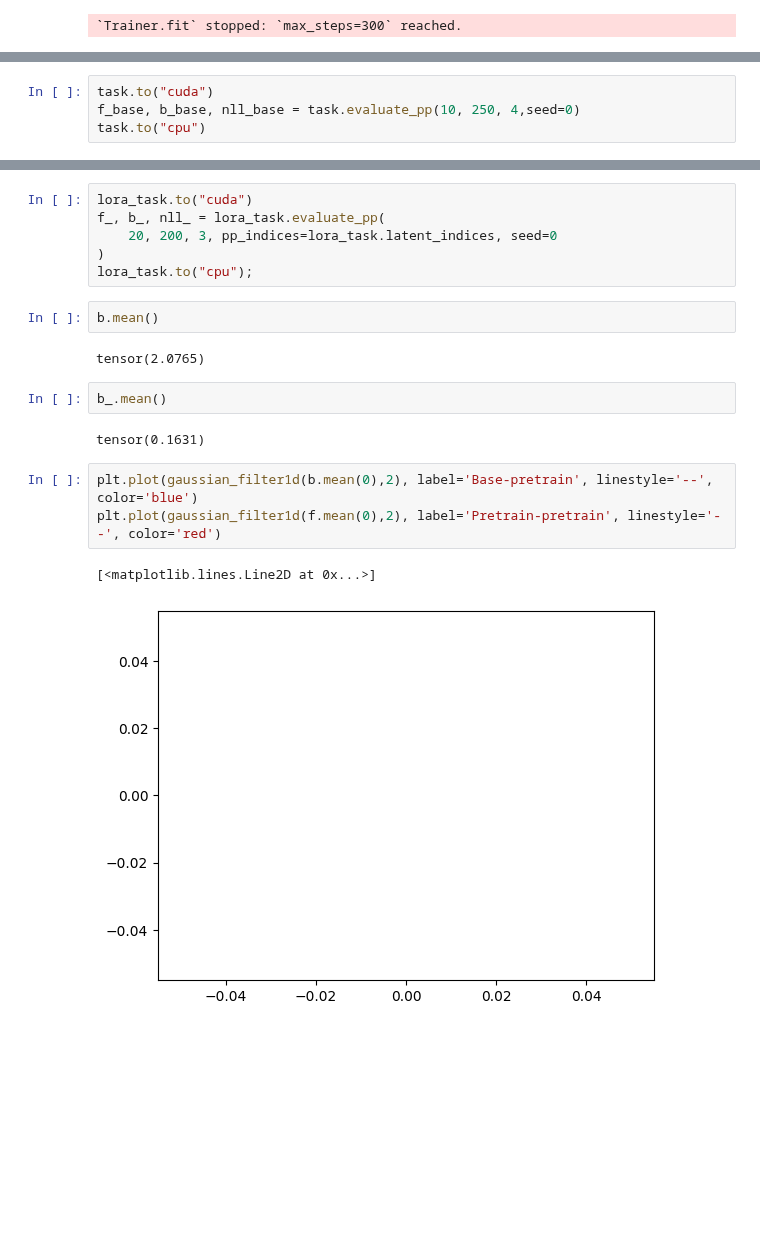
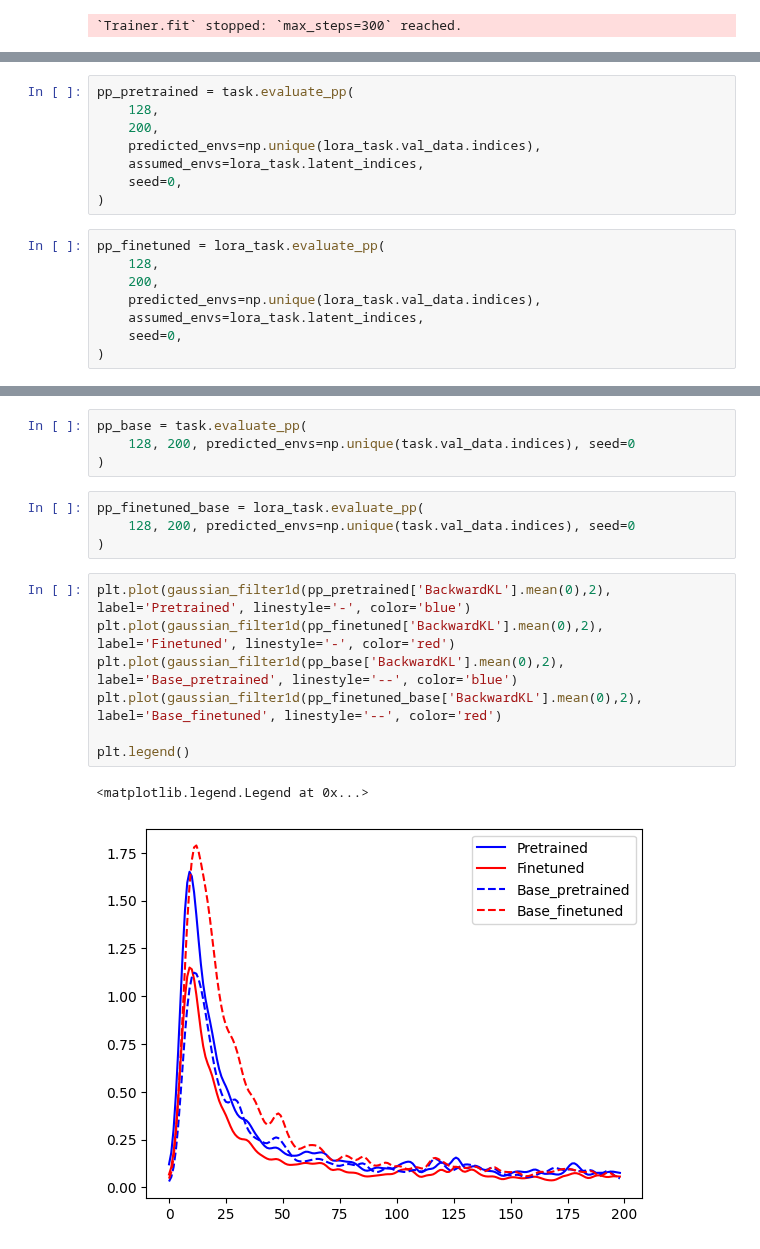
Before and after one commit to leogagnon/latent_control, a Jupyter notebook: notebooks/tune.ipynb, the cells around one changed output, grey strips where cells are left out. Drawn from its saved outputs; the diff is of its cells as text; blank space fills up the shorter version.

```diff
--- a/notebooks/tune.ipynb
+++ b/notebooks/tune.ipynb
@@ -247,4 +193,16 @@ tensor([[0.0038,    nan,    nan,    nan,    nan,    nan,    nan,    nan,    nan,
+# %%
+pp_pretrained = task.evaluate_pp(
+    128,
+    200,
+    predicted_envs=np.unique(lora_task.val_data.indices),
+    assumed_envs=lora_task.latent_indices,
+    seed=0,
+)
 # %%
-task.to("cuda")
-f_base, b_base, nll_base = task.evaluate_pp(10, 250, 4,seed=0)
-task.to("cpu")
+pp_finetuned = lora_task.evaluate_pp(
+    128,
+    200,
+    predicted_envs=np.unique(lora_task.val_data.indices),
+    assumed_envs=lora_task.latent_indices,
+    seed=0,
+)
@@ -269,20 +209,18 @@ MetaLearningTask(
-# %%
-lora_task.to("cuda")
-f_, b_, nll_ = lora_task.evaluate_pp(
-    20, 200, 3, pp_indices=lora_task.latent_indices, seed=0
-)
-lora_task.to("cpu");
-# %%
-b.mean()
-# %% [output]
-tensor(2.0765)
-# %%
-b_.mean()
-# %% [output]
-tensor(0.1631)
+# %%
+pp_base = task.evaluate_pp(
+    128, 200, predicted_envs=np.unique(task.val_data.indices), seed=0
+)
+# %%
+pp_finetuned_base = lora_task.evaluate_pp(
+    128, 200, predicted_envs=np.unique(task.val_data.indices), seed=0
+)
 # %%
-plt.plot(gaussian_filter1d(b.mean(0),2), label='Base-pretrain', linestyle='--', color='blue')
-plt.plot(gaussian_filter1d(f.mean(0),2), label='Pretrain-pretrain', linestyle='--', color='red')
+plt.plot(gaussian_filter1d(pp_pretrained['BackwardKL'].mean(0),2), label='Pretrained', linestyle='-', color='blue')
+plt.plot(gaussian_filter1d(pp_finetuned['BackwardKL'].mean(0),2), label='Finetuned', linestyle='-', color='red')
+plt.plot(gaussian_filter1d(pp_base['BackwardKL'].mean(0),2), label='Base_pretrained', linestyle='--', color='blue')
+plt.plot(gaussian_filter1d(pp_finetuned_base['BackwardKL'].mean(0),2), label='Base_finetuned', linestyle='--', color='red')
+
+plt.legend()
 # %% [output]
-[<matplotlib.lines.Line2D at 0x...>]
+<matplotlib.legend.Legend at 0x...>
-[figure, old version]
+[figure, new version]
```
Also changed, not shown: parts of 19 cells of this notebook, 2 other files.
